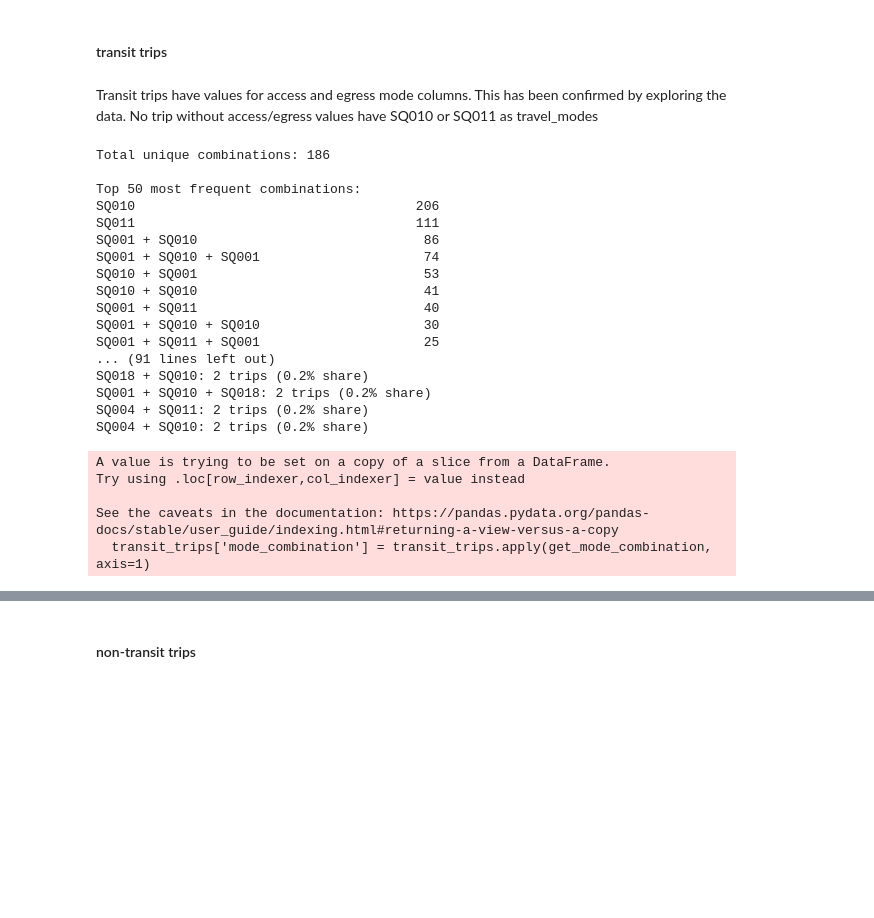
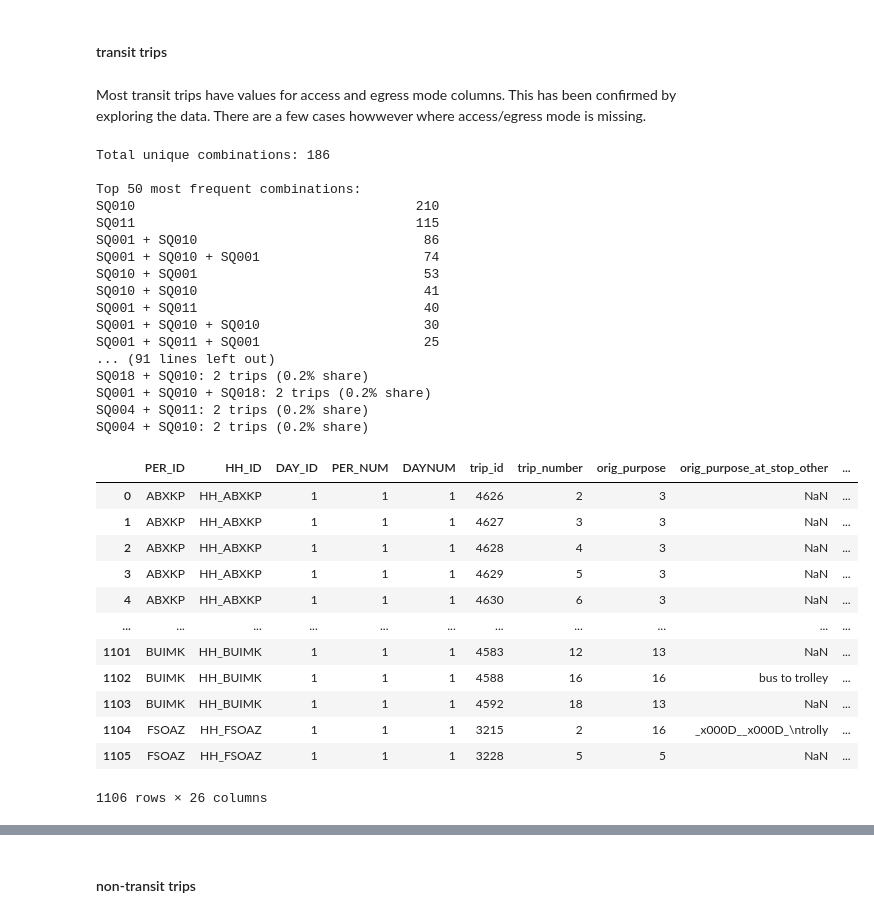
Before and after one commit to SANDAG/Survey_OBS, a Jupyter notebook: tour_sample/processSANDAGTourSample.ipynb, the cells around one changed output, grey strips where cells are left out. Drawn from its saved outputs; the diff is of its cells as text; code cells hidden in the pictures; blank space fills up the shorter version.

```diff
--- a/tour_sample/processSANDAGTourSample.ipynb
+++ b/tour_sample/processSANDAGTourSample.ipynb
@@ -230,9 +230,17 @@ Appears 106 people did not travel
 # %% [markdown]
 #### transit trips
 # %% [markdown]
-Transit trips have values for access and egress mode columns. This has been confirmed by exploring the data. No trip without access/egress values have SQ010 or SQ011 as travel_modes
+Most transit trips have values for access and egress mode columns. This has been confirmed by exploring the data. There are a few cases howwever where access/egress mode is missing.
 # %%
-transit_trips = trips_df[~(trips_df['accessmode'].isna() | trips_df['egressmode'].isna())]
+_transit_trips1 = trips_df[~(trips_df['accessmode'].isna() | trips_df['egressmode'].isna())]
+_transit_trips2 = trips_df[trips_df['travel_mode1'].isin(['SQ010', 'SQ011']) |
+                              trips_df['travel_mode2'].isin(['SQ010', 'SQ011']) |
+                              trips_df['travel_mode3'].isin(['SQ010', 'SQ011']) |
+                              trips_df['travel_mode4'].isin(['SQ010', 'SQ011']) |
+                              trips_df['travel_mode5'].isin(['SQ010', 'SQ011'])]
+
+transit_trips = pd.concat([_transit_trips1, _transit_trips2]).drop_duplicates().reset_index(drop=True)
+
 # Add mode combination column for analysis
 transit_trips['mode_combination'] = transit_trips.apply(get_mode_combination, axis=1)
 # Count frequency of each combination
@@ -242,8 +250,8 @@ print_mode_combination_share(transit_mode_combinations, top_n=50)
 Total unique combinations: 186
 
 Top 50 most frequent combinations:
-SQ010                                    206
-SQ011                                    111
+SQ010                                    210
+SQ011                                    115
 SQ001 + SQ010                             86
 SQ001 + SQ010 + SQ001                     74
 SQ010 + SQ001                             53
@@ -256,11 +264,22 @@ SQ018 + SQ010: 2 trips (0.2% share)
 SQ001 + SQ010 + SQ018: 2 trips (0.2% share)
 SQ004 + SQ011: 2 trips (0.2% share)
 SQ004 + SQ010: 2 trips (0.2% share)
-A value is trying to be set on a copy of a slice from a DataFrame.
-Try using .loc[row_indexer,col_indexer] = value instead
-
-See the caveats in the documentation: https://pandas.pydata.org/pandas-docs/stable/user_guide/indexing.html#returning-a-view-versus-a-copy
-  transit_trips['mode_combination'] = transit_trips.apply(get_mode_combination, axis=1)
+# %%
+transit_trips
+# %% [output]
+|  | PER_ID | HH_ID | DAY_ID | PER_NUM | DAYNUM | trip_id | trip_number | orig_purpose | orig_purpose_at_stop_other | ... |
+| 0 | ABXKP | HH_ABXKP | 1 | 1 | 1 | 4626 | 2 | 3 | NaN | ... |
+| 1 | ABXKP | HH_ABXKP | 1 | 1 | 1 | 4627 | 3 | 3 | NaN | ... |
+| 2 | ABXKP | HH_ABXKP | 1 | 1 | 1 | 4628 | 4 | 3 | NaN | ... |
+| 3 | ABXKP | HH_ABXKP | 1 | 1 | 1 | 4629 | 5 | 3 | NaN | ... |
+| 4 | ABXKP | HH_ABXKP | 1 | 1 | 1 | 4630 | 6 | 3 | NaN | ... |
+| ... | ... | ... | ... | ... | ... | ... | ... | ... | ... | ... |
+| 1101 | BUIMK | HH_BUIMK | 1 | 1 | 1 | 4583 | 12 | 13 | NaN | ... |
+| 1102 | BUIMK | HH_BUIMK | 1 | 1 | 1 | 4588 | 16 | 16 | bus to trolley | ... |
+| 1103 | BUIMK | HH_BUIMK | 1 | 1 | 1 | 4592 | 18 | 13 | NaN | ... |
+| 1104 | FSOAZ | HH_FSOAZ | 1 | 1 | 1 | 3215 | 2 | 16 | _x000D__x000D_\ntrolly | ... |
+| 1105 | FSOAZ | HH_FSOAZ | 1 | 1 | 1 | 3228 | 5 | 5 | NaN | ... |
+1106 rows × 26 columns
 # %%
 transit_trips[transit_trips['mode_combination']=='SQ010 + SQ008']
 # %% [output]
```
Also changed, not shown: parts of 9 cells of this notebook, 1 other file.
